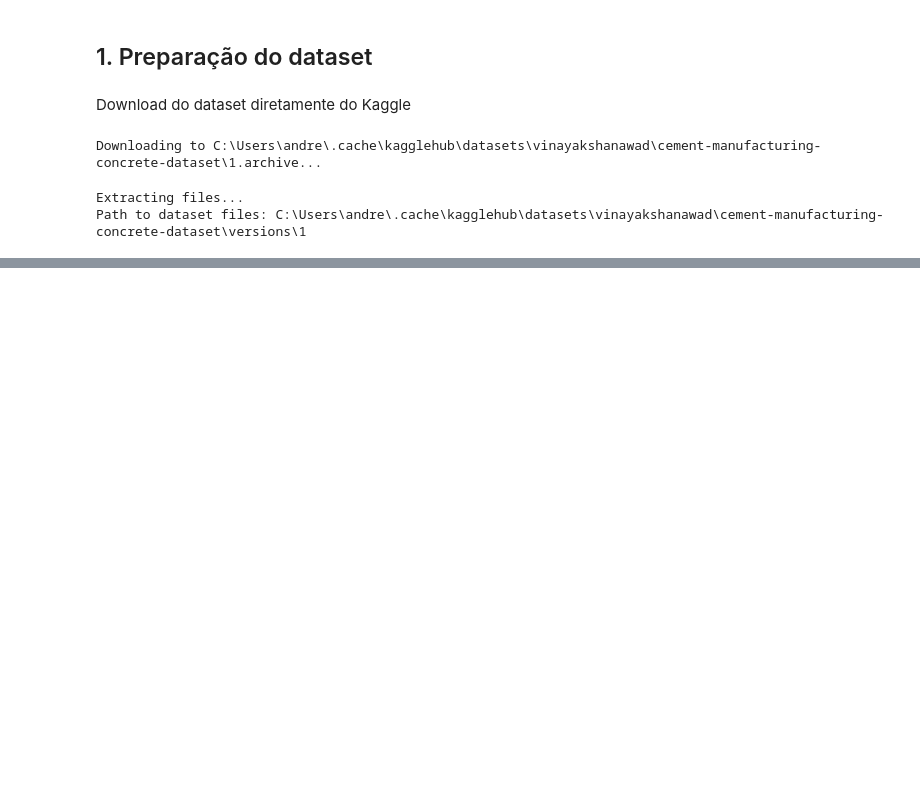
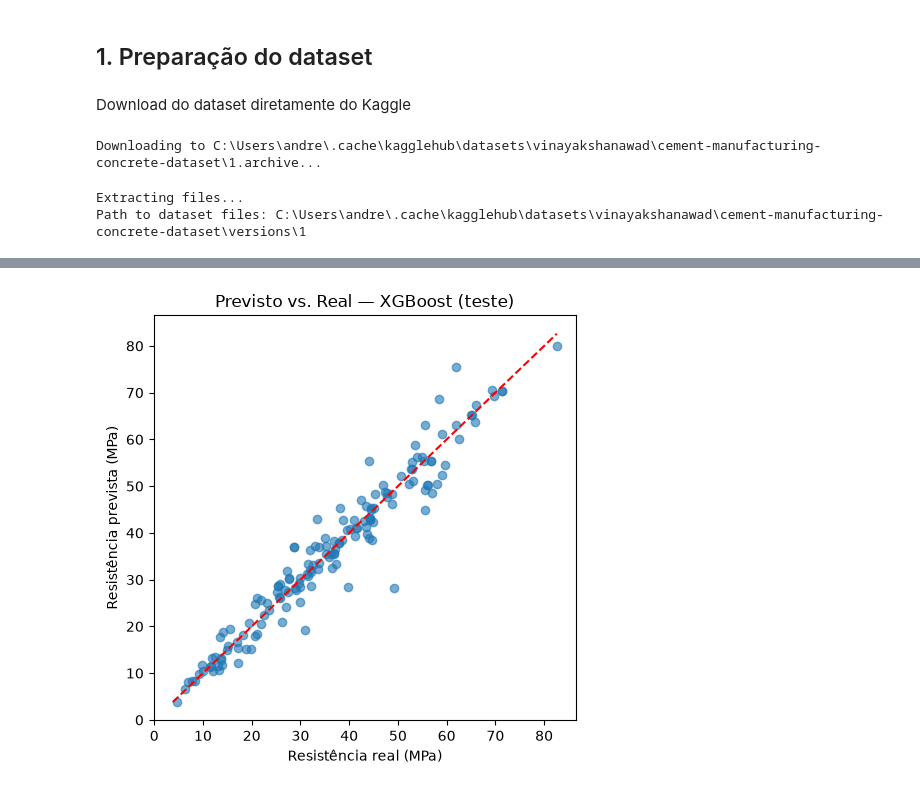
Before and after one commit to andre-aracaetano/study-of-mlp-and-genetic-algorithm-with-a-cement-dataset, a Jupyter notebook: mlp.ipynb, the cells around one changed output, grey strips where cells are left out. Drawn from its saved outputs; the diff is of its cells as text; code cells hidden in the pictures; blank space fills up the shorter version.

```diff
--- a/mlp.ipynb
+++ b/mlp.ipynb
@@ -68,0 +756,13 @@ Para o problema que estou trabalhando, eu quero utilizar os compostos que compoe
+# %%
+# Gráfico Previsto vs. Real, no mesmo estilo do que fizemos pra MLP
+plt.figure(figsize=(5, 5))
+plt.scatter(y_test, xgb_test_preds, alpha=0.6)
+lims = [min(y_test.min(), xgb_test_preds.min()), max(y_test.max(), xgb_test_preds.max())]
+plt.plot(lims, lims, "r--")
+plt.xlabel("Resistência real (MPa)")
+plt.ylabel("Resistência prevista (MPa)")
+plt.title("Previsto vs. Real — XGBoost (teste)")
+plt.tight_layout()
+plt.show()
+# %% [output]
+[figure, added]
```
Also changed, not shown: parts of 41 cells of this notebook, 1 other file.
